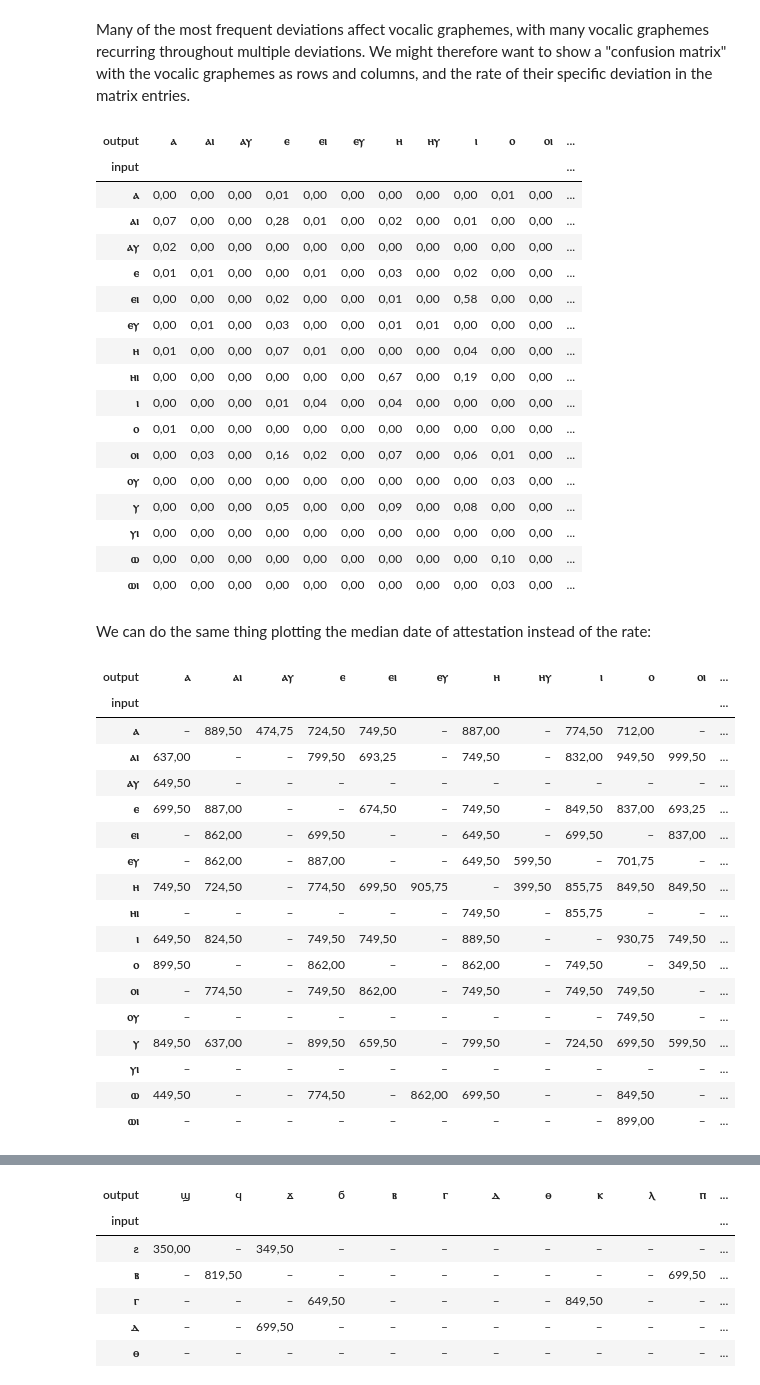
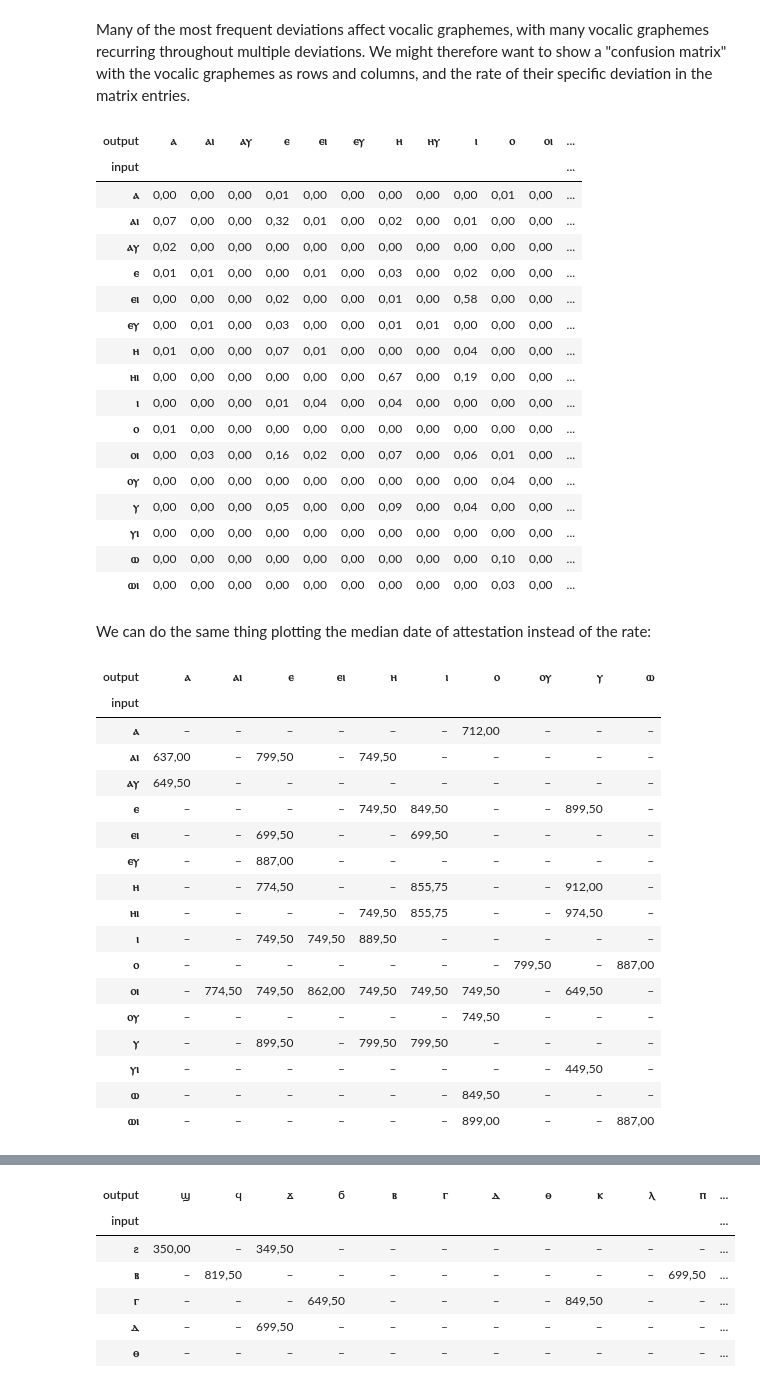
Before and after one commit to kmein/greek-coptic, a Jupyter notebook: greek-coptic.ipynb, the cells around one changed output, grey strips where cells are left out. Cells and saved outputs as stored; diff of their text form; code cells hidden in the pictures.

```diff
--- a/greek-coptic.ipynb
+++ b/greek-coptic.ipynb
@@ -671,8 +671,9 @@ df_diff = df_diff[~(
         | ((df_diff["input"] == "∅") & (df_diff["output"].isin({"ⲑ", "ⲧⲟⲥ"})))
     )
 ) & ~(
-    ((df_diff["input"] == "ⲩ") & (df_diff["output"] == "ⲓ") & (df_diff["context_left"] == "ⲉⲗⲁⲭ"))
-    & ((df_diff["input"] == "ⲟⲥ") & (df_diff["output"] == "∅") & (df_diff["context_left"] == "ⲓⲟⲩⲇⲁⲓ"))
+    ((df_diff["input"] == "ⲩ") & (df_diff["output"] == "ⲓ") & (df_diff["greek_lemma"] == "ⲉⲗⲁⲭⲩⲥ"))
+    | ((df_diff["input"] == "ⲟⲥ") & (df_diff["output"] == "∅") & (df_diff["greek_lemma"] == "ⲓⲟⲩⲇⲁⲓⲟⲥ"))
+    | ((df_diff["input"] == "ϩ") & (df_diff["output"] == "ⲧ") & (df_diff["greek_lemma"].isin({"ϩⲟⲩⲧⲟⲥ", "ϩⲟ", "ϩⲏ"})))
 )]
 
 # remove adverbial endings
@@ -913,7 +914,7 @@ write_table(vowel_matrix, "vowel_matrix",
 | output | ⲁ | ⲁⲓ | ⲁⲩ | ⲉ | ⲉⲓ | ⲉⲩ | ⲏ | ⲏⲩ | ⲓ | ⲟ | ⲟⲓ | ... |
 | input |  |  |  |  |  |  |  |  |  |  |  | ... |
 | ⲁ | 0,00 | 0,00 | 0,00 | 0,01 | 0,00 | 0,00 | 0,00 | 0,00 | 0,00 | 0,01 | 0,00 | ... |
-| ⲁⲓ | 0,07 | 0,00 | 0,00 | 0,28 | 0,01 | 0,00 | 0,02 | 0,00 | 0,01 | 0,00 | 0,00 | ... |
+| ⲁⲓ | 0,07 | 0,00 | 0,00 | 0,32 | 0,01 | 0,00 | 0,02 | 0,00 | 0,01 | 0,00 | 0,00 | ... |
 | ⲁⲩ | 0,02 | 0,00 | 0,00 | 0,00 | 0,00 | 0,00 | 0,00 | 0,00 | 0,00 | 0,00 | 0,00 | ... |
 | ⲉ | 0,01 | 0,01 | 0,00 | 0,00 | 0,01 | 0,00 | 0,03 | 0,00 | 0,02 | 0,00 | 0,00 | ... |
 | ⲉⲓ | 0,00 | 0,00 | 0,00 | 0,02 | 0,00 | 0,00 | 0,01 | 0,00 | 0,58 | 0,00 | 0,00 | ... |
@@ -923,44 +924,44 @@ write_table(vowel_matrix, "vowel_matrix",
 | ⲓ | 0,00 | 0,00 | 0,00 | 0,01 | 0,04 | 0,00 | 0,04 | 0,00 | 0,00 | 0,00 | 0,00 | ... |
 | ⲟ | 0,01 | 0,00 | 0,00 | 0,00 | 0,00 | 0,00 | 0,00 | 0,00 | 0,00 | 0,00 | 0,00 | ... |
 | ⲟⲓ | 0,00 | 0,03 | 0,00 | 0,16 | 0,02 | 0,00 | 0,07 | 0,00 | 0,06 | 0,01 | 0,00 | ... |
-| ⲟⲩ | 0,00 | 0,00 | 0,00 | 0,00 | 0,00 | 0,00 | 0,00 | 0,00 | 0,00 | 0,03 | 0,00 | ... |
-| ⲩ | 0,00 | 0,00 | 0,00 | 0,05 | 0,00 | 0,00 | 0,09 | 0,00 | 0,08 | 0,00 | 0,00 | ... |
+| ⲟⲩ | 0,00 | 0,00 | 0,00 | 0,00 | 0,00 | 0,00 | 0,00 | 0,00 | 0,00 | 0,04 | 0,00 | ... |
+| ⲩ | 0,00 | 0,00 | 0,00 | 0,05 | 0,00 | 0,00 | 0,09 | 0,00 | 0,04 | 0,00 | 0,00 | ... |
 | ⲩⲓ | 0,00 | 0,00 | 0,00 | 0,00 | 0,00 | 0,00 | 0,00 | 0,00 | 0,00 | 0,00 | 0,00 | ... |
 | ⲱ | 0,00 | 0,00 | 0,00 | 0,00 | 0,00 | 0,00 | 0,00 | 0,00 | 0,00 | 0,10 | 0,00 | ... |
 | ⲱⲓ | 0,00 | 0,00 | 0,00 | 0,00 | 0,00 | 0,00 | 0,00 | 0,00 | 0,00 | 0,03 | 0,00 | ... |
 # %% [markdown]
 We can do the same thing plotting the median date of attestation instead of the rate:
 # %%
-all_dated_vowel_deviations = all_vowel_deviations.dropna(subset={"date_median"})
+all_dated_vowel_deviations = all_vowel_deviations[all_vowel_deviations["rate"] >= 0.01].dropna(subset={"date_median"})
 dated_vowel_matrix = pd.crosstab(
     all_dated_vowel_deviations['input'],
     all_dated_vowel_deviations['output'],
     values=all_dated_vowel_deviations['date_median'],
     aggfunc='median'
 )
 write_table(dated_vowel_matrix, "dated_vowel_matrix",
-            caption="Median-Belegdatum vokalischer Schreibvarianten",
+            caption="Median-Belegdatum vokalischer Schreibvarianten (Konsequenz > 1\\%)",
             heatmap=True, axis=None)
 dated_vowel_matrix.style.background_gradient(axis=None, cmap=cm)
 # %% [output]
-| output | ⲁ | ⲁⲓ | ⲁⲩ | ⲉ | ⲉⲓ | ⲉⲩ | ⲏ | ⲏⲩ | ⲓ | ⲟ | ⲟⲓ | ... |
-| input |  |  |  |  |  |  |  |  |  |  |  | ... |
-| ⲁ | – | 889,50 | 474,75 | 724,50 | 749,50 | – | 887,00 | – | 774,50 | 712,00 | – | ... |
-| ⲁⲓ | 637,00 | – | – | 799,50 | 693,25 | – | 749,50 | – | 832,00 | 949,50 | 999,50 | ... |
-| ⲁⲩ | 649,50 | – | – | – | – | – | – | – | – | – | – | ... |
-| ⲉ | 699,50 | 887,00 | – | – | 674,50 | – | 749,50 | – | 849,50 | 837,00 | 693,25 | ... |
-| ⲉⲓ | – | 862,00 | – | 699,50 | – | – | 649,50 | – | 699,50 | – | 837,00 | ... |
-| ⲉⲩ | – | 862,00 | – | 887,00 | – | – | 649,50 | 599,50 | – | 701,75 | – | ... |
-| ⲏ | 749,50 | 724,50 | – | 774,50 | 699,50 | 905,75 | – | 399,50 | 855,75 | 849,50 | 849,50 | ... |
-| ⲏⲓ | – | – | – | – | – | – | 749,50 | – | 855,75 | – | – | ... |
-| ⲓ | 649,50 | 824,50 | – | 749,50 | 749,50 | – | 889,50 | – | – | 930,75 | 749,50 | ... |
-| ⲟ | 899,50 | – | – | 862,00 | – | – | 862,00 | – | 749,50 | – | 349,50 | ... |
-| ⲟⲓ | – | 774,50 | – | 749,50 | 862,00 | – | 749,50 | – | 749,50 | 749,50 | – | ... |
-| ⲟⲩ | – | – | – | – | – | – | – | – | – | 749,50 | – | ... |
-| ⲩ | 849,50 | 637,00 | – | 899,50 | 659,50 | – | 799,50 | – | 724,50 | 699,50 | 599,50 | ... |
-| ⲩⲓ | – | – | – | – | – | – | – | – | – | – | – | ... |
-| ⲱ | 449,50 | – | – | 774,50 | – | 862,00 | 699,50 | – | – | 849,50 | – | ... |
-| ⲱⲓ | – | – | – | – | – | – | – | – | – | 899,00 | – | ... |
+| output | ⲁ | ⲁⲓ | ⲉ | ⲉⲓ | ⲏ | ⲓ | ⲟ | ⲟⲩ | ⲩ | ⲱ |
+| input |  |  |  |  |  |  |  |  |  |  |
+| ⲁ | – | – | – | – | – | – | 712,00 | – | – | – |
+| ⲁⲓ | 637,00 | – | 799,50 | – | 749,50 | – | – | – | – | – |
+| ⲁⲩ | 649,50 | – | – | – | – | – | – | – | – | – |
+| ⲉ | – | – | – | – | 749,50 | 849,50 | – | – | 899,50 | – |
+| ⲉⲓ | – | – | 699,50 | – | – | 699,50 | – | – | – | – |
+| ⲉⲩ | – | – | 887,00 | – | – | – | – | – | – | – |
+| ⲏ | – | – | 774,50 | – | – | 855,75 | – | – | 912,00 | – |
+| ⲏⲓ | – | – | – | – | 749,50 | 855,75 | – | – | 974,50 | – |
+| ⲓ | – | – | 749,50 | 749,50 | 889,50 | – | – | – | – | – |
+| ⲟ | – | – | – | – | – | – | – | 799,50 | – | 887,00 |
+| ⲟⲓ | – | 774,50 | 749,50 | 862,00 | 749,50 | 749,50 | 749,50 | – | 649,50 | – |
+| ⲟⲩ | – | – | – | – | – | – | 749,50 | – | – | – |
+| ⲩ | – | – | 899,50 | – | 799,50 | 799,50 | – | – | – | – |
+| ⲩⲓ | – | – | – | – | – | – | – | – | 449,50 | – |
+| ⲱ | – | – | – | – | – | – | 849,50 | – | – | – |
+| ⲱⲓ | – | – | – | – | – | – | 899,00 | – | – | 887,00 |
 # %%
 all_consonant_deviations = all_deviations[all_deviations["input"].isin(consonants) & all_deviations["output"].isin(consonants)]
 consonant_matrix = pd.crosstab(all_consonant_deviations['input'], all_consonant_deviations['output'], values=all_consonant_deviations['rate'], aggfunc='sum').fillna(0)
```
Also changed, not shown: parts of 16 cells of this notebook.
